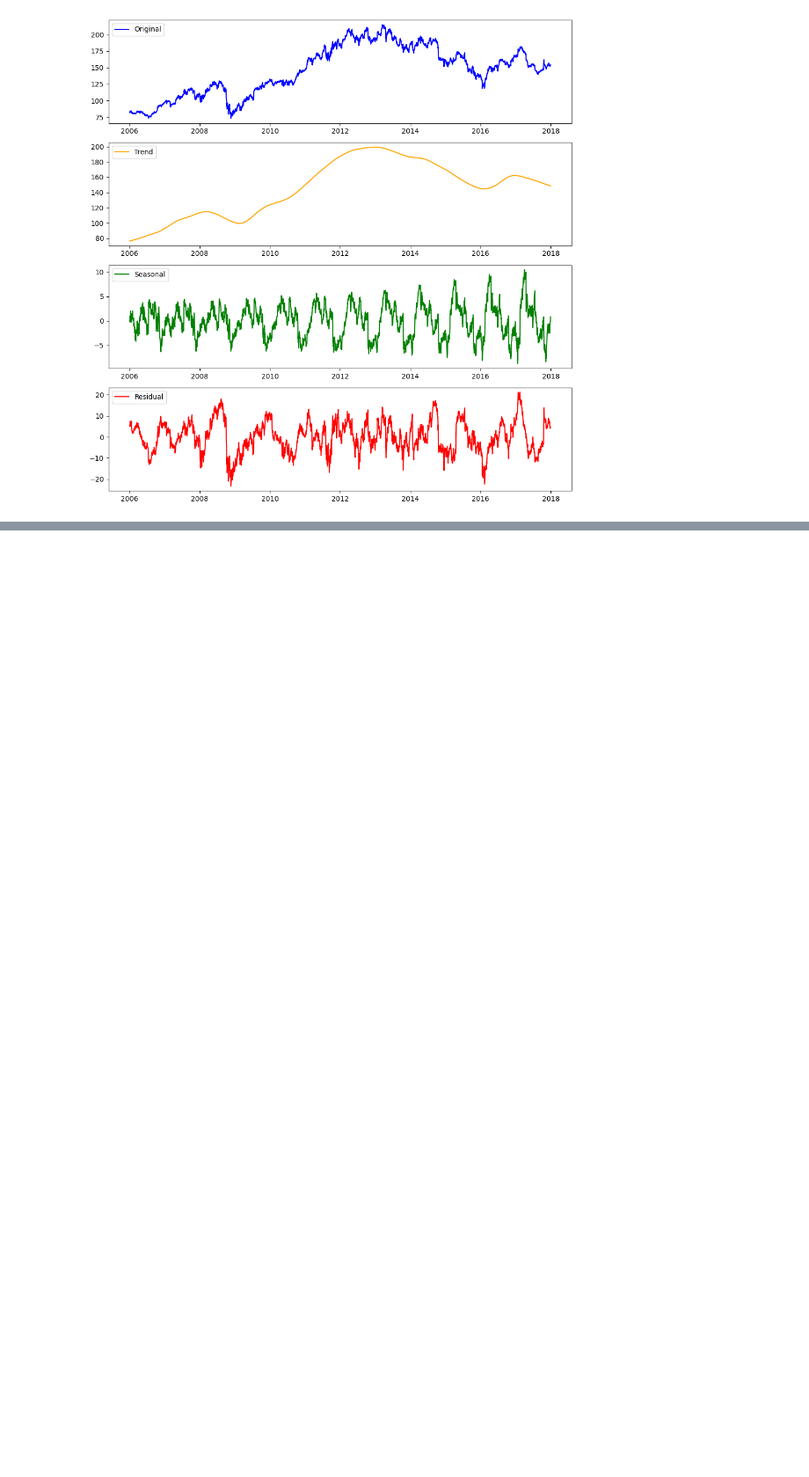
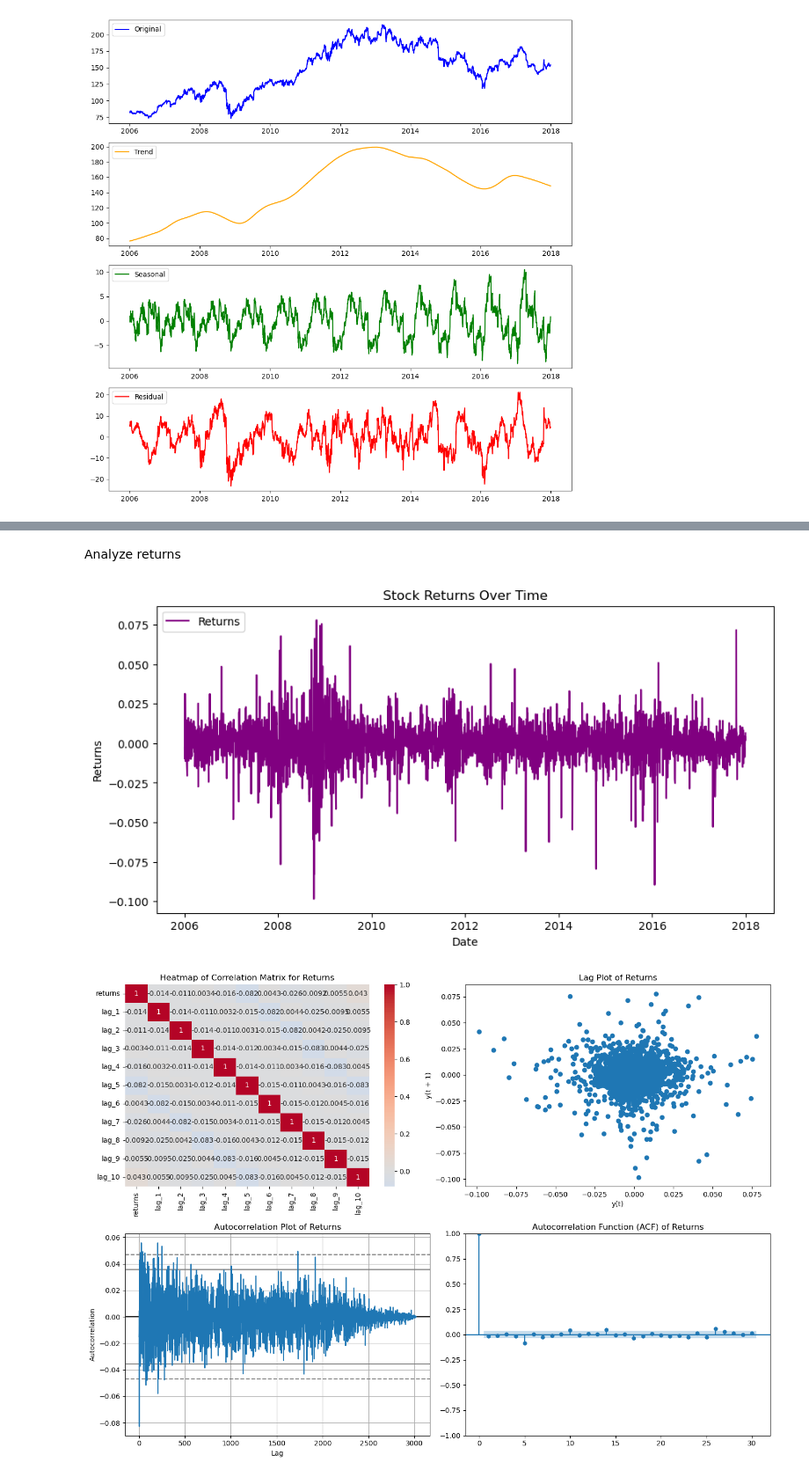
Before and after one commit to knuutti/stock-market-forecasting, a Jupyter notebook: project.ipynb, the cells around one changed output, grey strips where cells are left out. Shown at 88% size. Cells and saved outputs as stored; diff of their text form; code cells hidden in the pictures; blank space fills up the shorter version.

```diff
--- a/project.ipynb
+++ b/project.ipynb
@@ -57,0 +92,41 @@ plt.show()
+# %% [markdown]
+Analyze returns
+# %%
+# Calculate returns
+returns = series.pct_change().dropna()
+plt.figure(figsize=(10, 5))
+plt.plot(dates[1:], returns, label='Returns', color='purple')
+plt.title('Stock Returns Over Time')
+plt.xlabel('Date')
+plt.ylabel('Returns')
+plt.legend()
+plt.show()
+
+# Autocorrelation of returns
+# Create a 1-10 day lagged dataset
+lagged_returns = pd.DataFrame({'returns': returns})
+for i in range(1, 11):
+    lagged_returns[f'lag_{i}'] = lagged_returns['returns'].shift(i)
+lagged_returns = lagged_returns.dropna()
+
+# Compute the correlation matrix
+corr_returns = lagged_returns.corr()
+
+fig, axes = plt.subplots(2, 2, figsize=(14, 10))
+# Heatmap
+sns.heatmap(corr_returns, annot=True, cmap='coolwarm', center=0, ax=axes[0, 0])
+axes[0, 0].set_title('Heatmap of Correlation Matrix for Returns')
+# Lag plot
+pd.plotting.lag_plot(returns, ax=axes[0, 1])
+axes[0, 1].set_title('Lag Plot of Returns')
+# Autocorrelation plot
+pd.plotting.autocorrelation_plot(returns, ax=axes[1, 0])
+axes[1, 0].set_title('Autocorrelation Plot of Returns')
+# ACF (from statsmodels)
+plot_acf(returns, lags=30, ax=axes[1, 1])
+axes[1, 1].set_title('Autocorrelation Function (ACF) of Returns')
+plt.tight_layout()
+plt.show()
+# %% [output]
+[figure, added]
+[figure, added]
```
Also changed, not shown: parts of 3 cells of this notebook.
